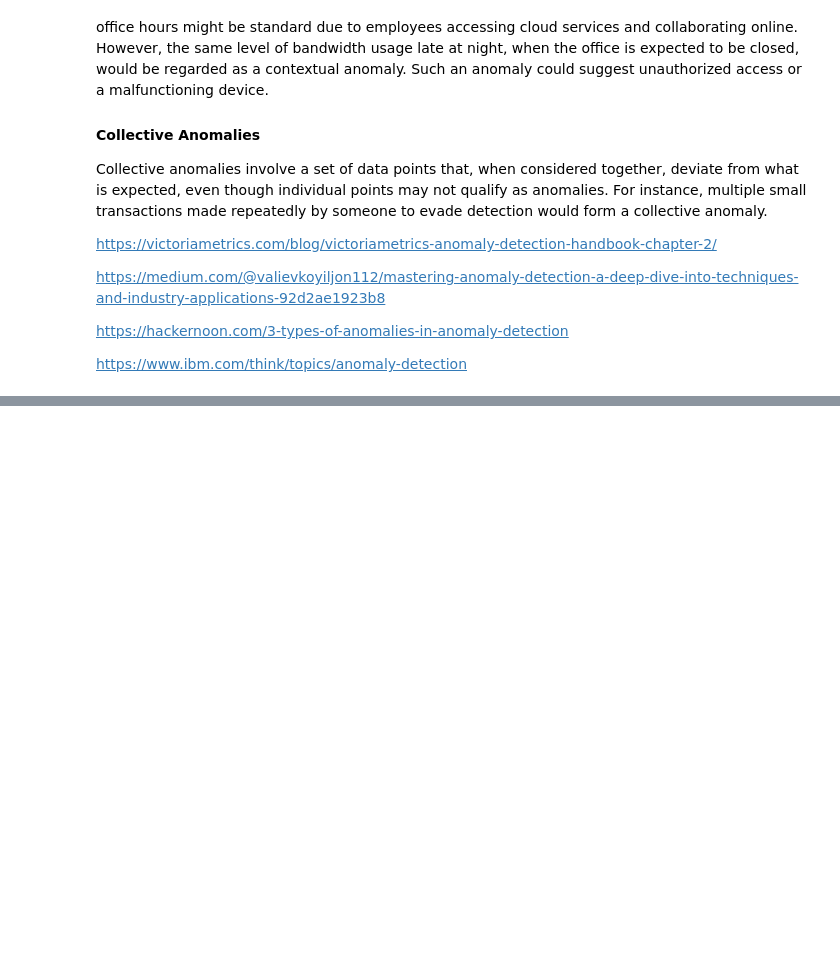
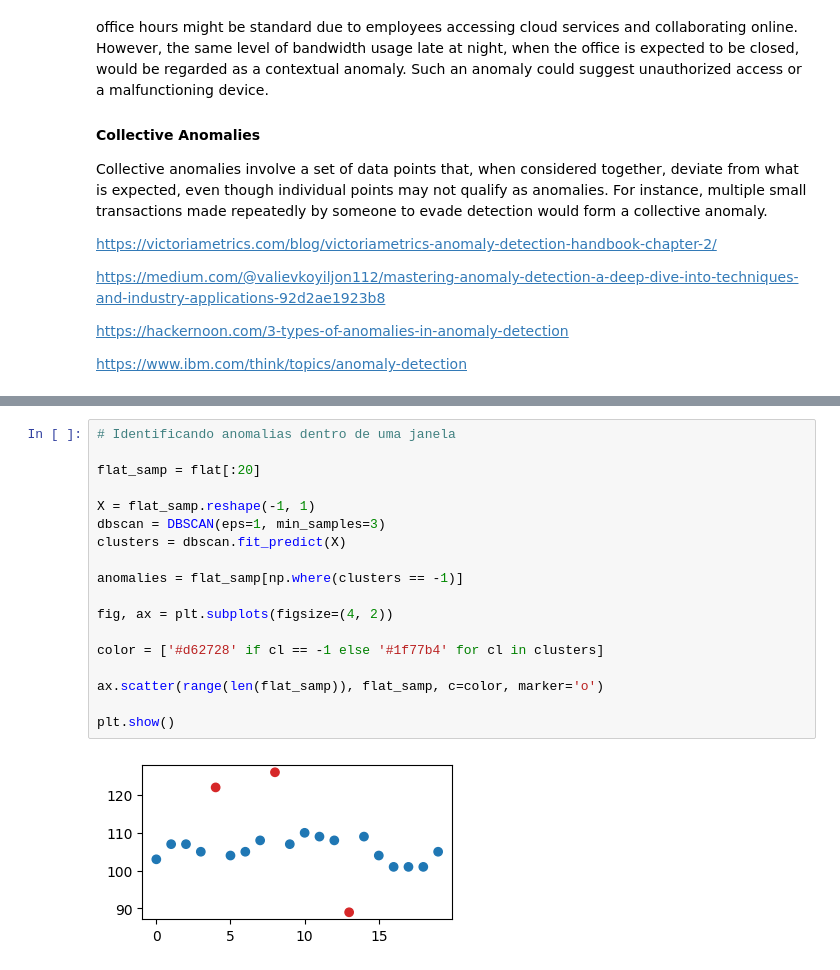
Before and after one commit to luizTavolaro/data-anomaly-and-drift-detection, a Jupyter notebook: Generate_Cold_Data.ipynb, the cells around one changed output, grey strips where cells are left out. Saved outputs shown, nothing was run; the diff lists cells and outputs as text; blank space fills up the shorter version.

```diff
--- a/Generate_Cold_Data.ipynb
+++ b/Generate_Cold_Data.ipynb
@@ -475,0 +469,20 @@ plt.show()
+# %%
+# Identificando anomalias dentro de uma janela
+
+flat_samp = flat[:20]
+
+X = flat_samp.reshape(-1, 1)
+dbscan = DBSCAN(eps=1, min_samples=3)
+clusters = dbscan.fit_predict(X)
+
+anomalies = flat_samp[np.where(clusters == -1)]
+
+fig, ax = plt.subplots(figsize=(4, 2))
+
+color = ['#d62728' if cl == -1 else '#1f77b4' for cl in clusters]
+
+ax.scatter(range(len(flat_samp)), flat_samp, c=color, marker='o')
+
+plt.show()
+# %% [output]
+[figure, added]
```
Also changed, not shown: parts of 23 cells of this notebook.
